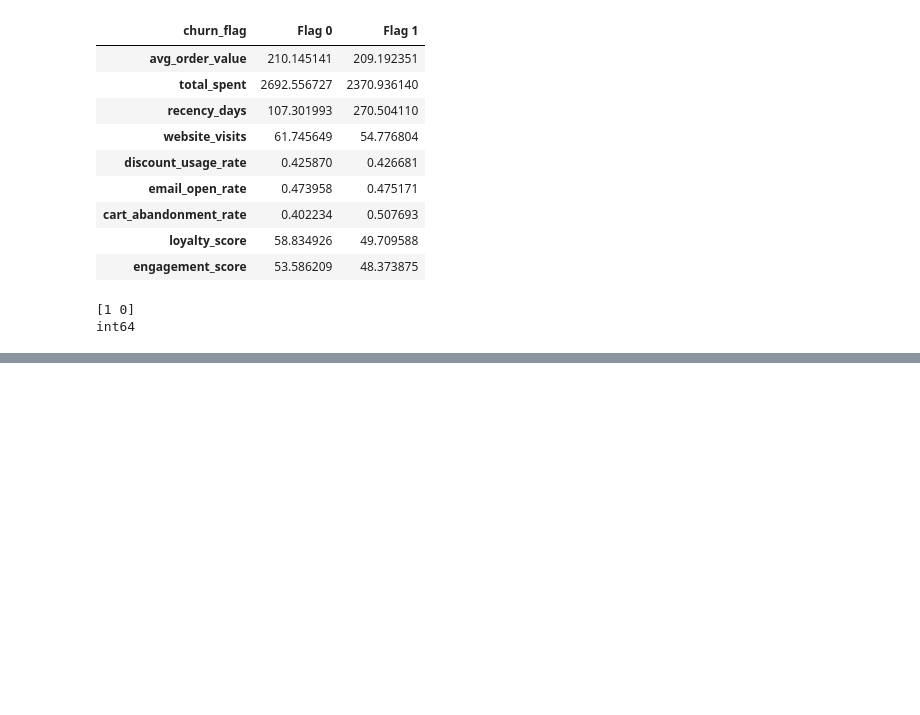
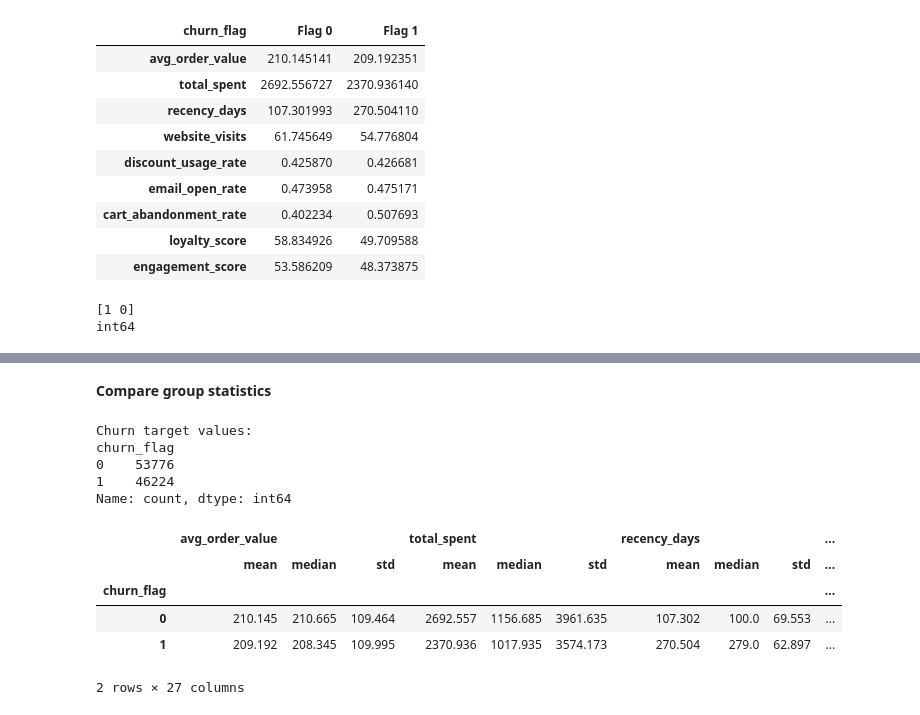
Before and after one commit to nehansa2003/AWS_Project, a Jupyter notebook: notebooks/EDA.ipynb, the cells around one changed output, grey strips where cells are left out. Cells and saved outputs as stored; diff of their text form; code cells hidden in the pictures; blank space fills up the shorter version.

```diff
--- a/notebooks/EDA.ipynb
+++ b/notebooks/EDA.ipynb
@@ -596,0 +644,28 @@ int64
+# %% [markdown]
+**Compare group statistics**
+# %%
+
+TARGET = "churn_flag"
+
+print("Churn target values:")
+print(df[TARGET].value_counts(dropna=False))
+
+group_summary = (
+    df.groupby(TARGET)[numeric_features]
+      .agg(["mean", "median", "std"])
+      .round(3)
+)
+
+display(group_summary)
+# %% [output]
+Churn target values:
+churn_flag
+0    53776
+1    46224
+Name: count, dtype: int64
+|  | avg_order_value |  |  | total_spent |  |  | recency_days |  |  | ... |
+|  | mean | median | std | mean | median | std | mean | median | std | ... |
+| churn_flag |  |  |  |  |  |  |  |  |  | ... |
+| 0 | 210.145 | 210.665 | 109.464 | 2692.557 | 1156.685 | 3961.635 | 107.302 | 100.0 | 69.553 | ... |
+| 1 | 209.192 | 208.345 | 109.995 | 2370.936 | 1017.935 | 3574.173 | 270.504 | 279.0 | 62.897 | ... |
+2 rows × 27 columns
```
Also changed, not shown: parts of 7 cells of this notebook.
